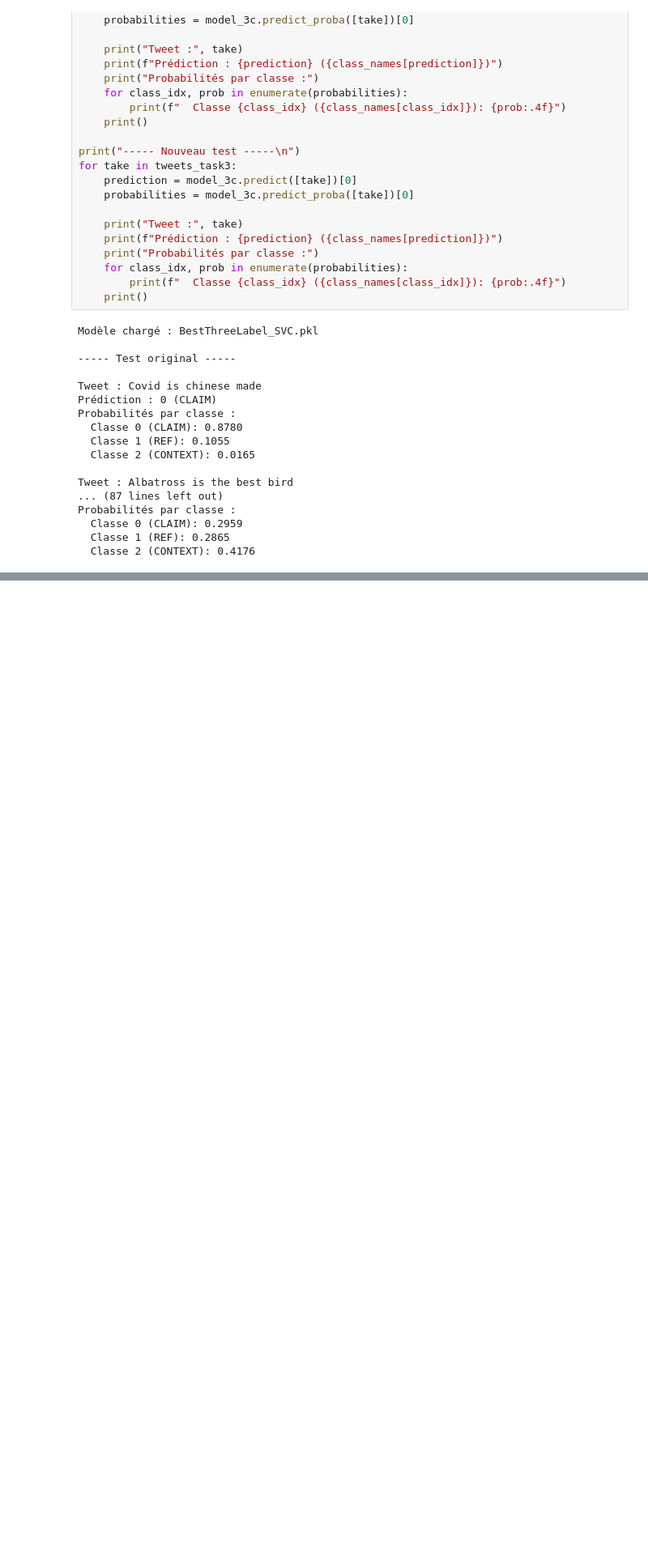
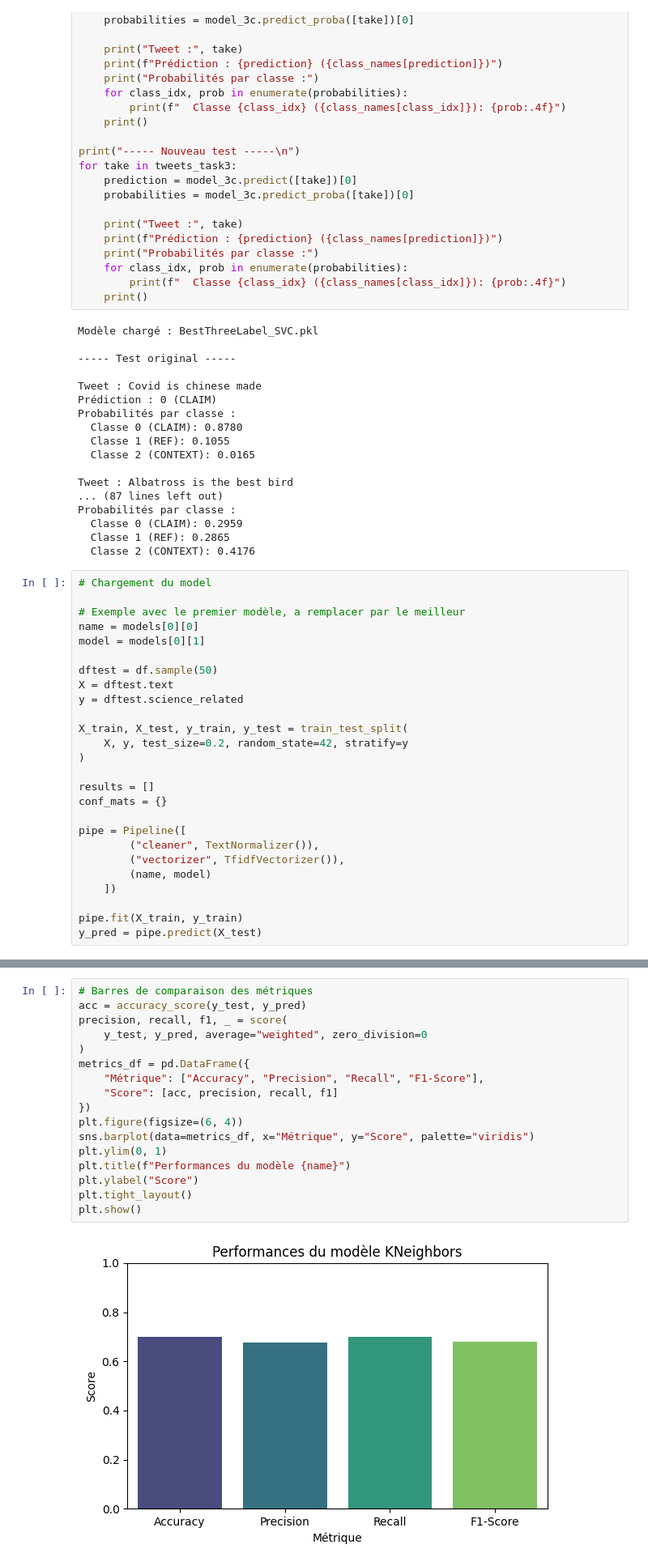
Before and after one commit to Wakeless-Ry/MachineLearning, a Jupyter notebook: Projet_Machine_Learning.ipynb, the cells around one changed output, grey strips where cells are left out. Shown at 81% size. Saved outputs shown, nothing was run; the diff lists cells and outputs as text; blank space fills up the shorter version.

Commit message:
+pipeline graphe + analyse données

```diff
--- a/Projet_Machine_Learning.ipynb
+++ b/Projet_Machine_Learning.ipynb
@@ -862,3 +862,29 @@ Probabilités par classe :
   Classe 0 (CLAIM): 0.2959
   Classe 1 (REF): 0.2865
   Classe 2 (CONTEXT): 0.4176
+# %%
+# Chargement du model
+
+# Exemple avec le premier modèle, a remplacer par le meilleur
+name = models[0][0]
+model = models[0][1]
+
+dftest = df.sample(50)
+X = dftest.text
+y = dftest.science_related
+
+X_train, X_test, y_train, y_test = train_test_split(
+    X, y, test_size=0.2, random_state=42, stratify=y
+)
+
+results = []
+conf_mats = {}
+
+pipe = Pipeline([
+        ("cleaner", TextNormalizer()),
+        ("vectorizer", TfidfVectorizer()),
+        (name, model)
+    ])
+
+pipe.fit(X_train, y_train)
+y_pred = pipe.predict(X_test)
@@ -864,0 +901,19 @@ Probabilités par classe :
+# %%
+# Barres de comparaison des métriques
+acc = accuracy_score(y_test, y_pred)
+precision, recall, f1, _ = score(
+    y_test, y_pred, average="weighted", zero_division=0
+)
+metrics_df = pd.DataFrame({
+    "Métrique": ["Accuracy", "Precision", "Recall", "F1-Score"],
+    "Score": [acc, precision, recall, f1]
+})
+plt.figure(figsize=(6, 4))
+sns.barplot(data=metrics_df, x="Métrique", y="Score", palette="viridis")
+plt.ylim(0, 1)
+plt.title(f"Performances du modèle {name}")
+plt.ylabel("Score")
+plt.tight_layout()
+plt.show()
+# %% [output]
+[figure, added]
```
Also changed, not shown: parts of 4 cells of this notebook.
